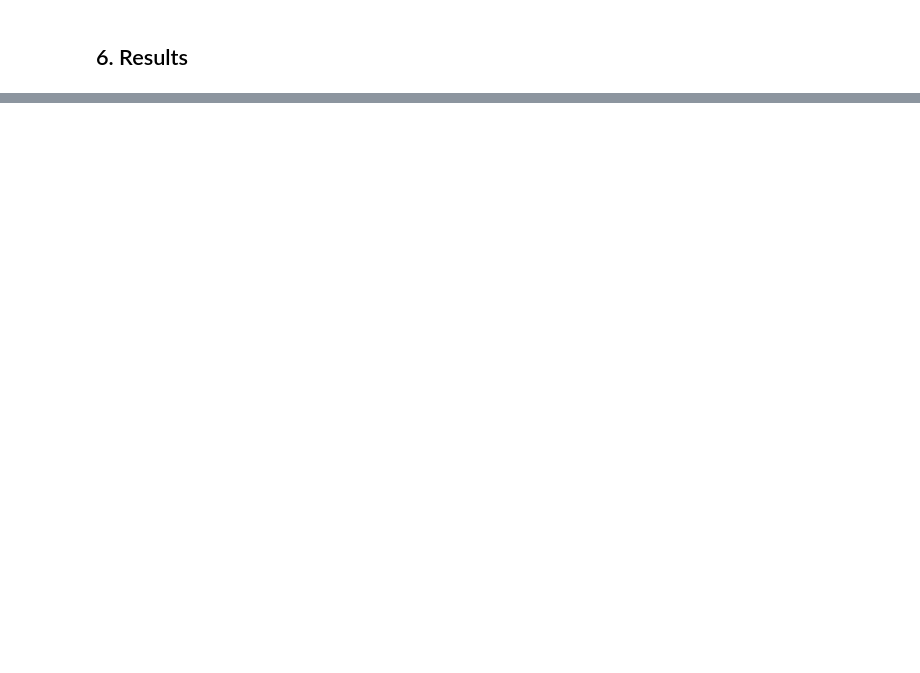
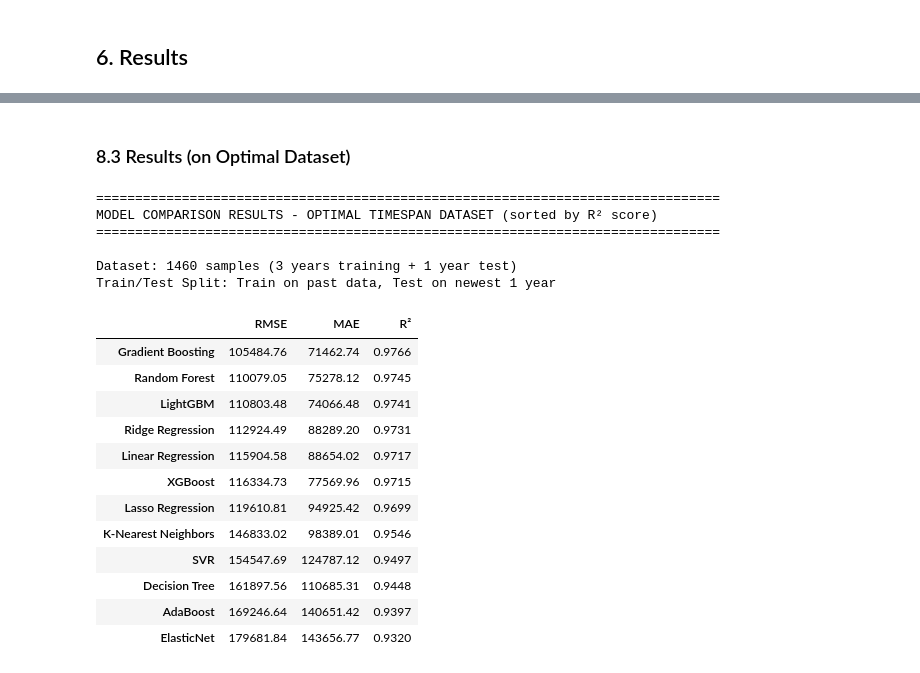
Before and after one commit to DiPalmaGiuseppe/DataScience-Project, a Jupyter notebook: src/5_model_selection.ipynb, the cells around one changed output, grey strips where cells are left out. Cells and saved outputs as stored; diff of their text form; code cells hidden in the pictures; blank space fills up the shorter version.

```diff
--- a/src/5_model_selection.ipynb
+++ b/src/5_model_selection.ipynb
@@ -486,0 +930,20 @@ ElasticNet                | █████████████████
+# %%
+# Train and evaluate all models on optimal dataset using single train/test split
+results_opt = {}
+
+print("Training and evaluating models on optimal timespan dataset...")
+print("=" * 60)
+print(f"Train: {len(X_train_opt)} samples | Test: {len(X_test_opt)} samples (newest 1 year)")
+print("=" * 60)
+
+for name, model in models_opt.items():
+    print(f"Training: {name}...", end=" ")
+    try:
+        metrics = evaluate_model_single_split(model, X_train_opt, X_test_opt, y_train_opt, y_test_opt)
+        results_opt[name] = metrics
+        print(f"Done! (R² = {metrics['R2']:.4f})")
+    except Exception as e:
+        print(f"Error: {str(e)}")
+        results_opt[name] = {'RMSE': np.nan, 'MAE': np.nan, 'R2': np.nan}
+
+print("\nAll models trained!")
@@ -486,0 +969,40 @@ ElasticNet                | █████████████████
+# %% [markdown]
+### 8.3 Results (on Optimal Dataset)
+# %%
+# Create results DataFrame for optimal dataset
+results_opt_df = pd.DataFrame(results_opt).T
+results_opt_df = results_opt_df.sort_values('R2', ascending=False)
+
+# Format for display
+results_opt_display = results_opt_df.copy()
+results_opt_display['RMSE_fmt'] = results_opt_display['RMSE'].apply(lambda x: f"{x:.2f}")
+results_opt_display['MAE_fmt'] = results_opt_display['MAE'].apply(lambda x: f"{x:.2f}")
+results_opt_display['R²_fmt'] = results_opt_display['R2'].apply(lambda x: f"{x:.4f}")
+
+print("\n" + "=" * 80)
+print("MODEL COMPARISON RESULTS - OPTIMAL TIMESPAN DATASET (sorted by R² score)")
+print("=" * 80)
+print(f"\nDataset: {len(X_opt)} samples ({optimal_years_overall} years training + 1 year test)")
+print(f"Train/Test Split: Train on past data, Test on newest 1 year")
+print()
+results_opt_display[['RMSE_fmt', 'MAE_fmt', 'R²_fmt']].rename(columns={'RMSE_fmt': 'RMSE', 'MAE_fmt': 'MAE', 'R²_fmt': 'R²'})
+# %% [output]
+================================================================================
+MODEL COMPARISON RESULTS - OPTIMAL TIMESPAN DATASET (sorted by R² score)
+================================================================================
+
+Dataset: 1460 samples (3 years training + 1 year test)
+Train/Test Split: Train on past data, Test on newest 1 year
+|  | RMSE | MAE | R² |
+| Gradient Boosting | 105484.76 | 71462.74 | 0.9766 |
+| Random Forest | 110079.05 | 75278.12 | 0.9745 |
+| LightGBM | 110803.48 | 74066.48 | 0.9741 |
+| Ridge Regression | 112924.49 | 88289.20 | 0.9731 |
+| Linear Regression | 115904.58 | 88654.02 | 0.9717 |
+| XGBoost | 116334.73 | 77569.96 | 0.9715 |
+| Lasso Regression | 119610.81 | 94925.42 | 0.9699 |
+| K-Nearest Neighbors | 146833.02 | 98389.01 | 0.9546 |
+| SVR | 154547.69 | 124787.12 | 0.9497 |
+| Decision Tree | 161897.56 | 110685.31 | 0.9448 |
+| AdaBoost | 169246.64 | 140651.42 | 0.9397 |
+| ElasticNet | 179681.84 | 143656.77 | 0.9320 |
```
Also changed, not shown: parts of 26 cells of this notebook, 1 other file.
